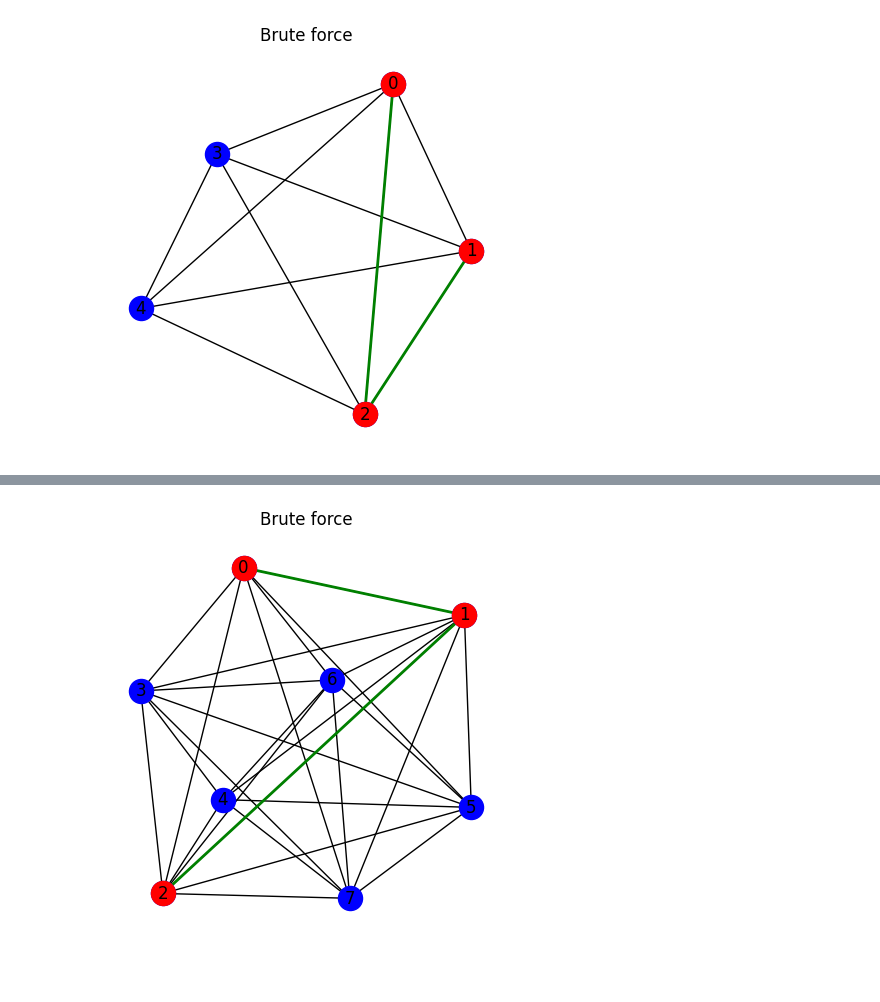
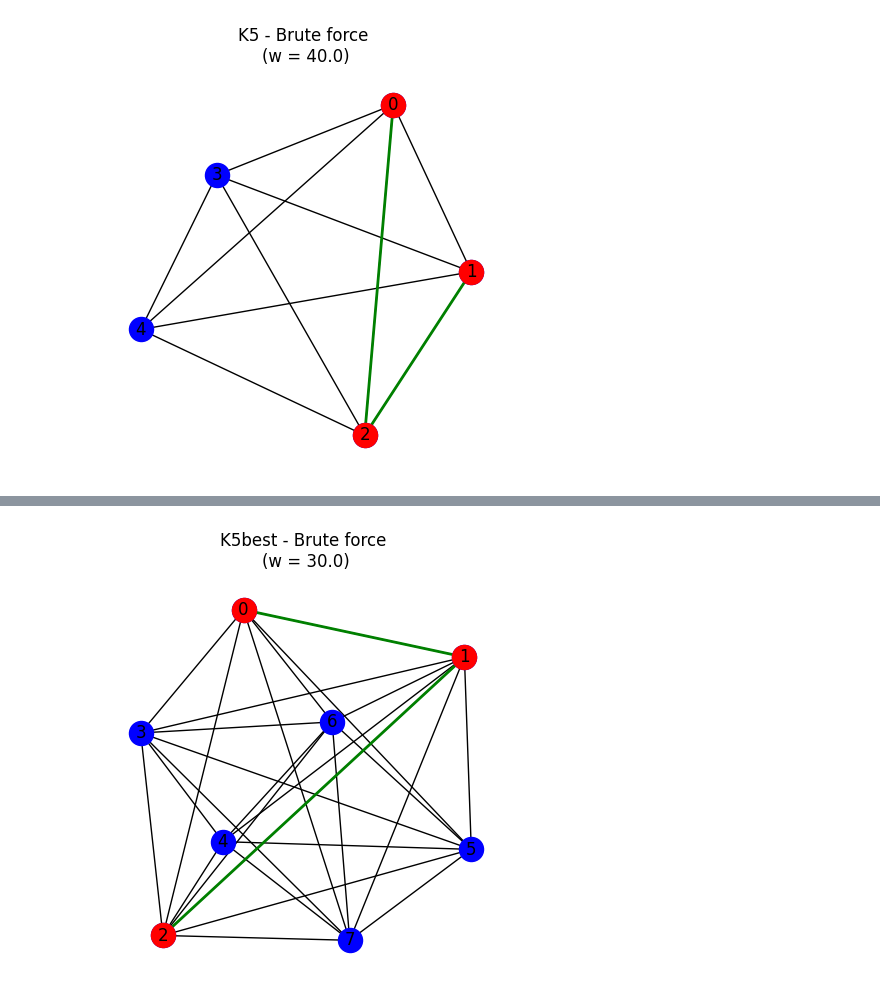
Before and after one commit to MajaZMaja2506/projekatRI, a Jupyter notebook: brute_force.ipynb, the cells around one changed output, grey strips where cells are left out. Drawn from its saved outputs; the diff is of its cells as text; code cells hidden in the pictures; blank space fills up the shorter version.

```diff
--- a/brute_force.ipynb
+++ b/brute_force.ipynb
@@ -71,14 +71,20 @@ edgesCS4234_2 = [
 CS4234_2.add_weighted_edges_from(edgesCS4234_2)
 # %%
 GS = [K5, K5best, CS4234_2]
+names = ["K5", "K5best", "CS4234_2"]
 terminals = [0,1,2]
-for G in GS:
-    pos = nx.spring_layout(G, seed=42)
+for G, name in zip(GS, names):
+    pos = nx.spring_layout(G, seed = 42)
     T, w = brute_force(G, terminals)
-    plt.figure(figsize=(4,4))
+
+    plt.figure(figsize = (4,4))
     nx.draw(G, pos, with_labels = True, node_color = 'blue')
-    nx.draw_networkx_edges(T, pos, edge_color = 'green', width=2)
+    nx.draw_networkx_edges(T, pos, edge_color = 'green', width = 2)
     nx.draw_networkx_nodes(G, pos, nodelist = terminals, node_color = 'red')
-    plt.title("Brute force")
+
+   # edge_labels = nx.get_edge_attributes(G, "weight")
+   # nx.draw_networkx_edge_labels(G, pos, edge_labels = edge_labels, font_size = 8)
+
+    plt.title(f"{name} - Brute force \n(w = {w})")
     plt.show()
 # %% [output]
@@ -86 +92 @@ brute_force took 0.001675 seconds
-[figure, old version]
+[figure, new version]
@@ -88 +94 @@ brute_force took 0.006074 seconds
-[figure, old version]
+[figure, new version]
```
Also changed, not shown: parts of 1 cell of this notebook, 2 other files.
